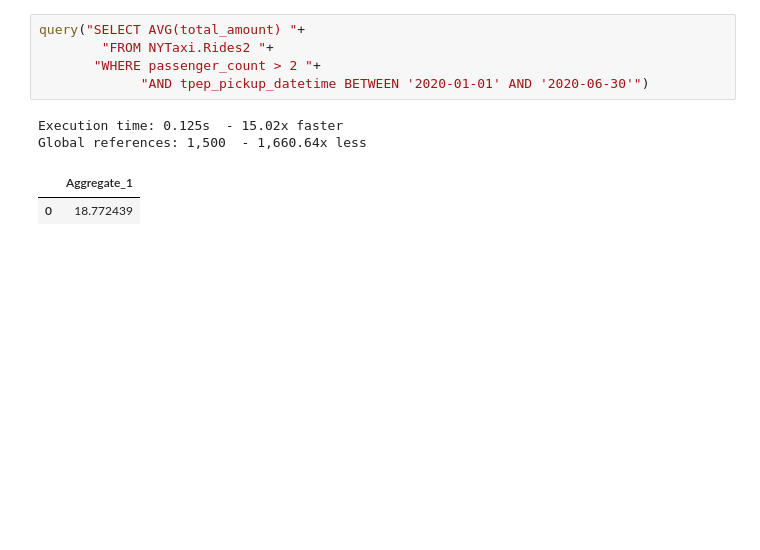
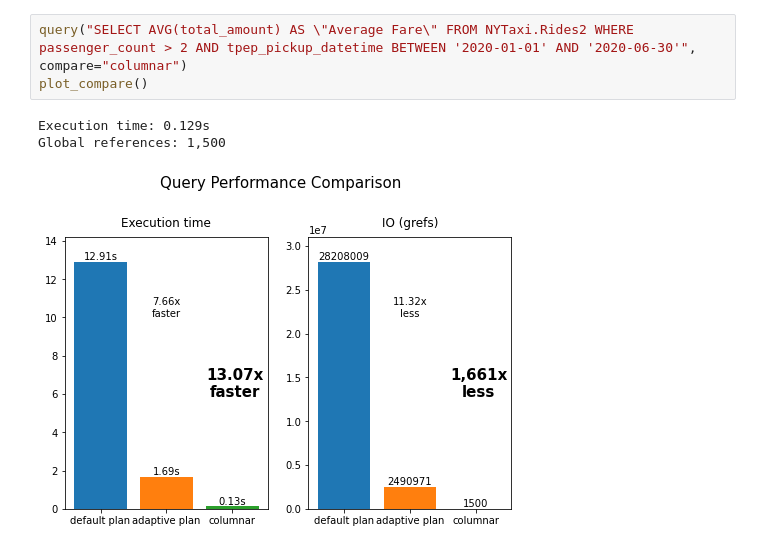
Before and after one commit to bdeboe/isc-taxi-demo, a Jupyter notebook: src/python/demo-GS22-Keynote.ipynb, the cells around one changed output. Drawn from its saved outputs; the diff is of its cells as text; blank space fills up the shorter version.

```diff
--- a/src/python/demo-GS22-Keynote.ipynb
+++ b/src/python/demo-GS22-Keynote.ipynb
@@ -157,10 +236,7 @@ Global references: 37,799
 # %%
-query("SELECT AVG(total_amount) "+
-        "FROM NYTaxi.Rides2 "+
-       "WHERE passenger_count > 2 "+
-             "AND tpep_pickup_datetime BETWEEN '2020-01-01' AND '2020-06-30'")
+query("SELECT AVG(total_amount) AS \"Average Fare\" FROM NYTaxi.Rides2 WHERE passenger_count > 2 AND tpep_pickup_datetime BETWEEN '2020-01-01' AND '2020-06-30'", compare="columnar")
+plot_compare()
 # %% [output]
-Execution time: 0.125s  - 15.02x faster
-Global references: 1,500  - 1,660.64x less
+Execution time: 0.129s
+Global references: 1,500
-|  | Aggregate_1 |
-| 0 | 18.772439 |
+[figure, added]
```
Also changed, not shown: parts of 17 cells of this notebook, 2 other files.
